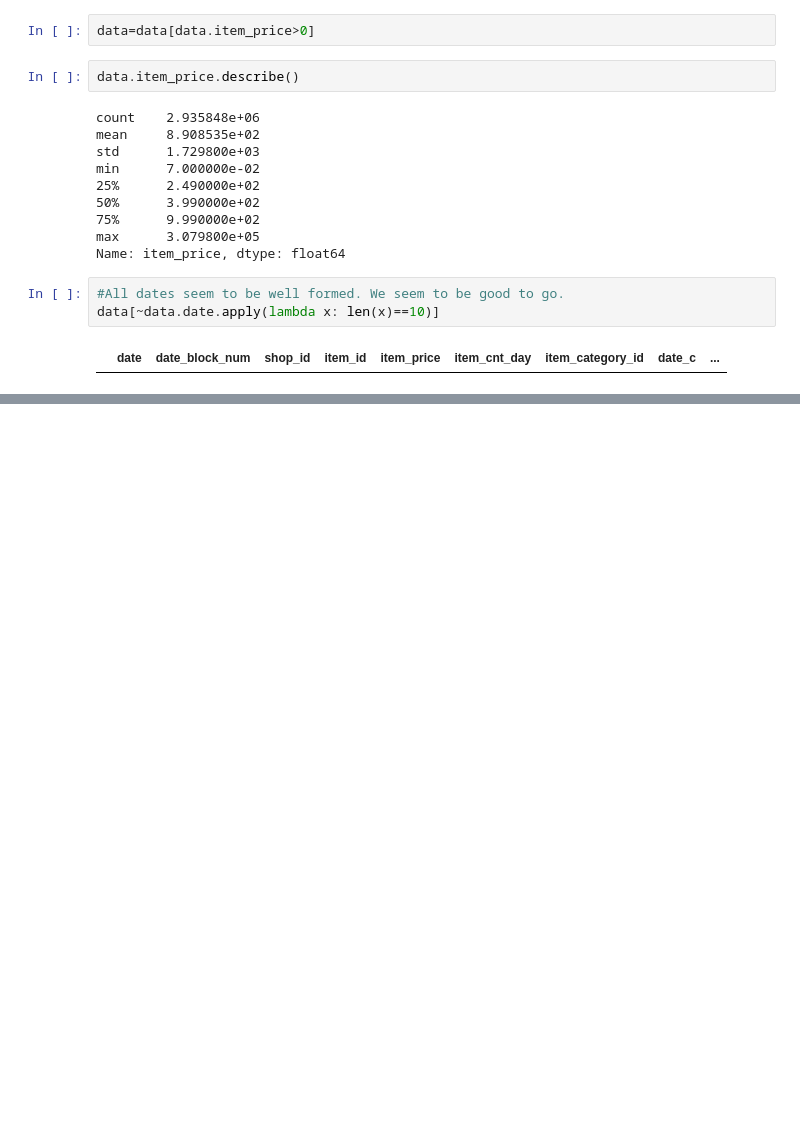
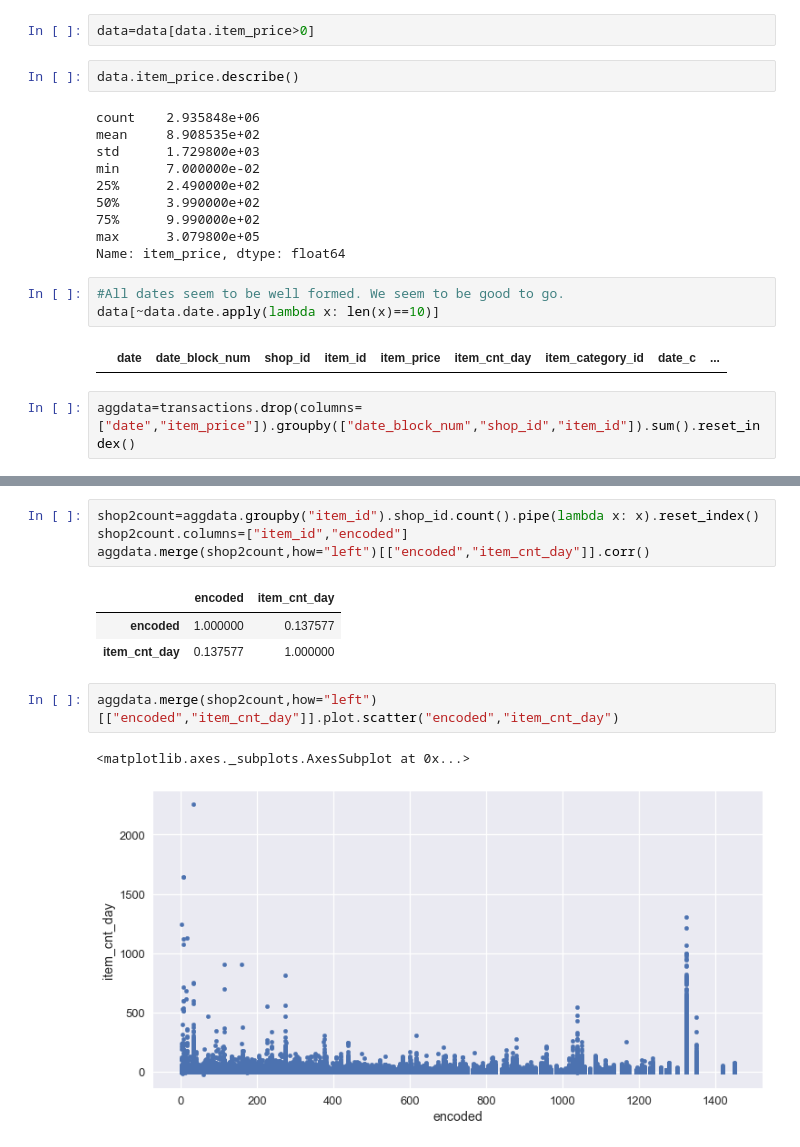
Before and after one commit to jlricon/advanced-deep-learning, a Jupyter notebook: competitive-data-science/kaggle_project/EDA.ipynb, the cells around one changed output, grey strips where cells are left out. Saved outputs shown, nothing was run; the diff lists cells and outputs as text; blank space fills up the shorter version.

```diff
--- a/competitive-data-science/kaggle_project/EDA.ipynb
+++ b/competitive-data-science/kaggle_project/EDA.ipynb
@@ -193,3 +193,5 @@ Name: item_price, dtype: float64
 data[~data.date.apply(lambda x: len(x)==10)]
 # %% [output]
 |  | date | date_block_num | shop_id | item_id | item_price | item_cnt_day | item_category_id | date_c | ... |
+# %%
+aggdata=transactions.drop(columns=["date","item_price"]).groupby(["date_block_num","shop_id","item_id"]).sum().reset_index()
@@ -195,0 +220,13 @@ data[~data.date.apply(lambda x: len(x)==10)]
+# %%
+shop2count=aggdata.groupby("item_id").shop_id.count().pipe(lambda x: x).reset_index()
+shop2count.columns=["item_id","encoded"]
+aggdata.merge(shop2count,how="left")[["encoded","item_cnt_day"]].corr()
+# %% [output]
+|  | encoded | item_cnt_day |
+| encoded | 1.000000 | 0.137577 |
+| item_cnt_day | 0.137577 | 1.000000 |
+# %%
+aggdata.merge(shop2count,how="left")[["encoded","item_cnt_day"]].plot.scatter("encoded","item_cnt_day")
+# %% [output]
+<matplotlib.axes._subplots.AxesSubplot at 0x...>
+[figure, added]
```
Also changed, not shown: parts of 24 cells of this notebook, 7 other files.
